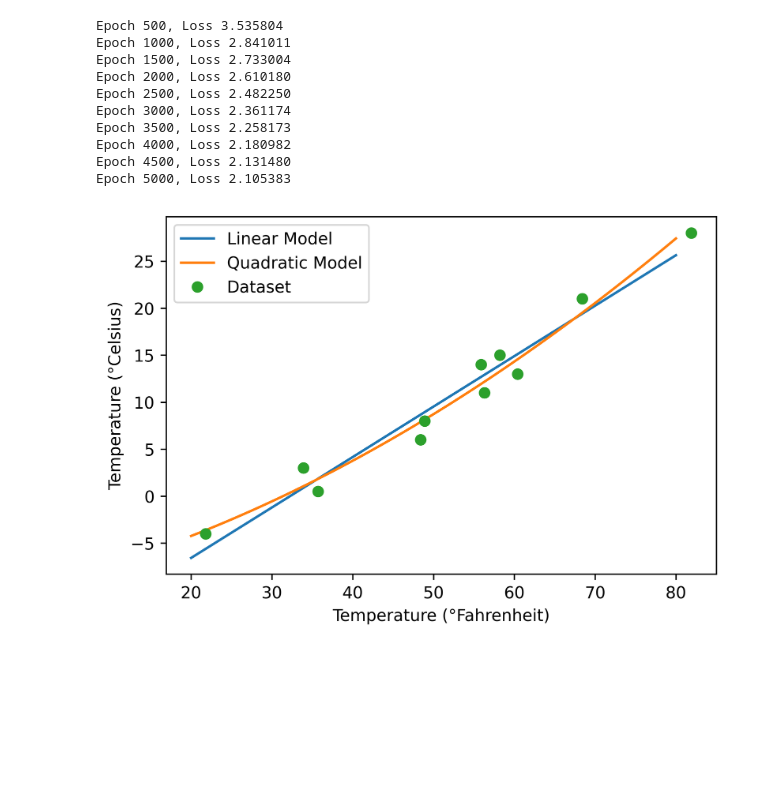
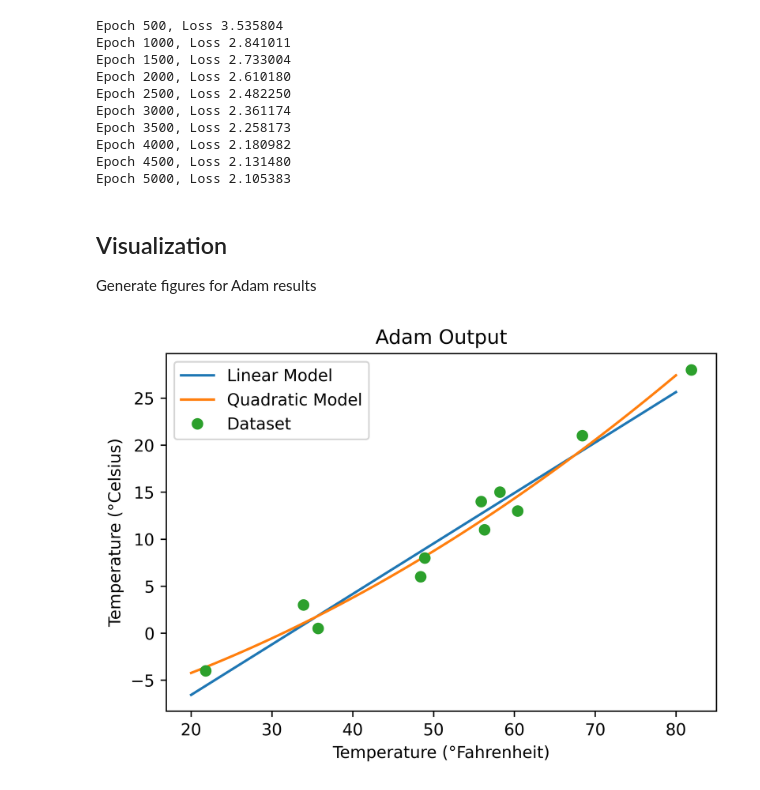
Before and after one commit to nhewitt99/realtime-ai-hw, a Jupyter notebook: hw3/hw3p1.ipynb, the cells around one changed output. Cells and saved outputs as stored; diff of their text form; code cells hidden in the pictures; blank space fills up the shorter version.

Commit message:
Added all test cases and visualization for hw3p1

```diff
--- a/hw3/hw3p1.ipynb
+++ b/hw3/hw3p1.ipynb
@@ -100,6 +189,9 @@ Epoch 3500, Loss 2.258173
 Epoch 4000, Loss 2.180982
 Epoch 4500, Loss 2.131480
 Epoch 5000, Loss 2.105383
+# %% [markdown]
+## Visualization
+Generate figures for Adam results
 # %%
 # Generate points to visualize models
 x = np.linspace(2, 8, 200) # 200 points from 2 to 8 (20 to 80, * 0.1)
@@ -108,15 +200,16 @@ t_p_quad_Adam = model(x, params_quad_Adam.detach())
 # %%
 # Set up figure for model outputs
 fig = plt.figure(dpi=600)
 plt.xlabel("Temperature (°Fahrenheit)")
 plt.ylabel("Temperature (°Celsius)")
 lin, = plt.plot(x*10, t_p_lin_Adam.detach().numpy())  # Plot linear model
 quad, = plt.plot(x*10, t_p_quad_Adam.detach().numpy()) # Plot quadratic model
 data, = plt.plot(t_u.numpy(), t_c.numpy(), 'o')        # Plot dataset
 plt.legend([lin, quad, data], ['Linear Model', 'Quadratic Model', 'Dataset'])
+plt.title("Adam Output")
 plt.savefig("Adam results.png", format="png")
 # %% [output]
-[figure, old version]
+[figure, new version]
 # %%
 # Set up figure for loss visualization
 fig = plt.figure(dpi=600)
```
Also changed, not shown: parts of 23 cells of this notebook.
